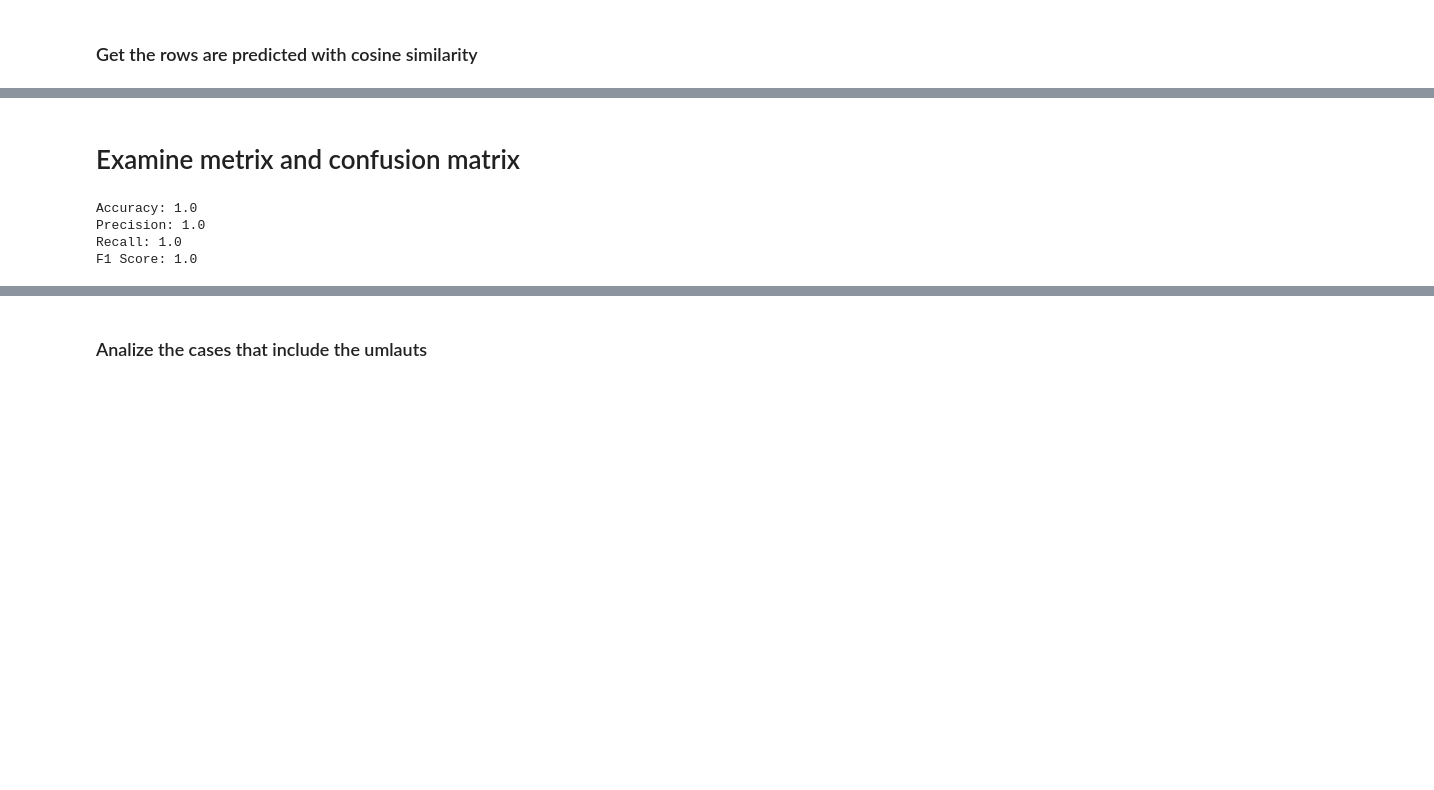
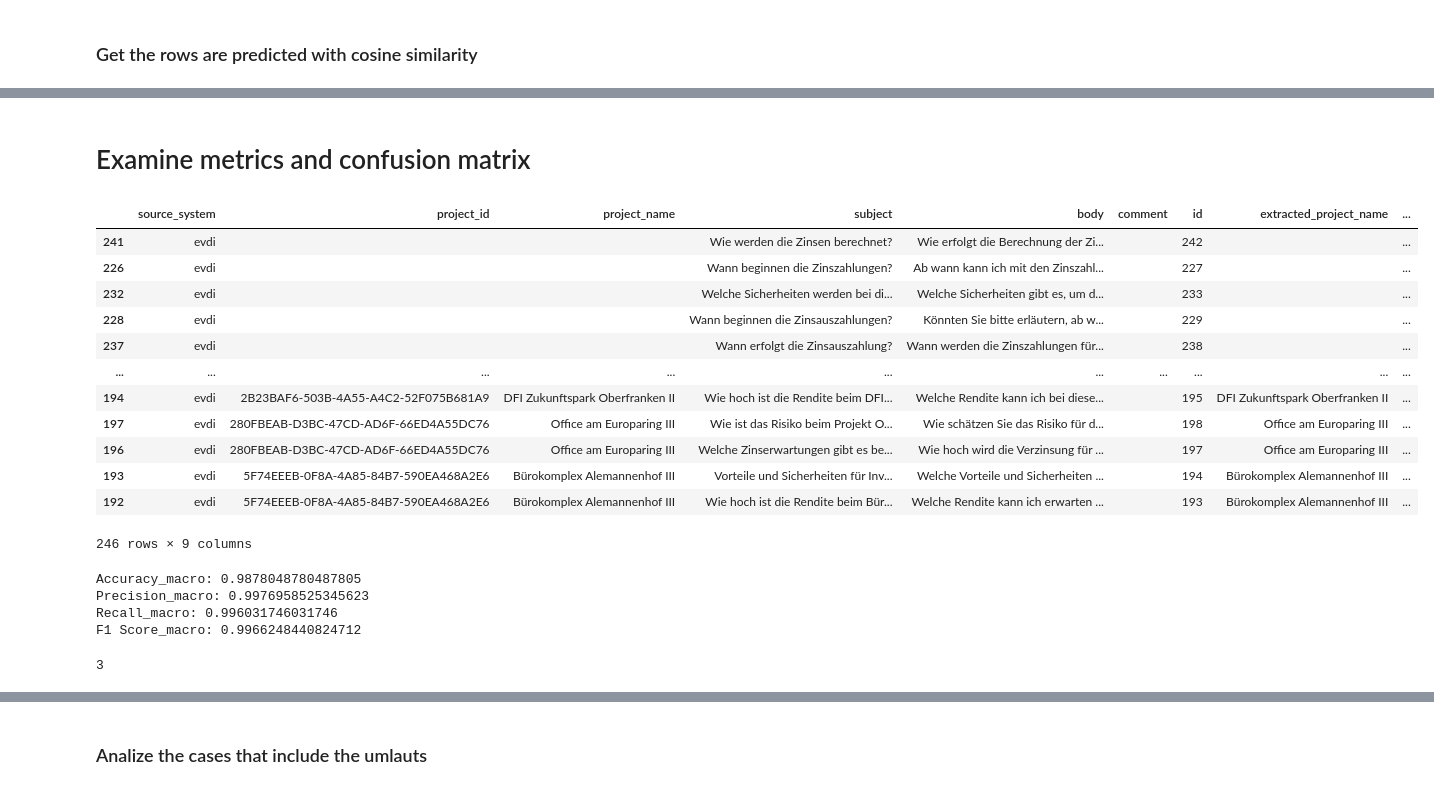
Before and after one commit to ArkadiyShuvaev/llm-zoomcamp-smart-mail, a Jupyter notebook: notebook/project_name_extractor_evaluation/04_similarity_and_exact_matching.ipynb, the cells around one changed output, grey strips where cells are left out. Cells and saved outputs as stored; diff of their text form; code cells hidden in the pictures; blank space fills up the shorter version.

```diff
--- a/notebook/project_name_extractor_evaluation/04_similarity_and_exact_matching.ipynb
+++ b/notebook/project_name_extractor_evaluation/04_similarity_and_exact_matching.ipynb
@@ -326,2 +324,2 @@ predicted_by_similarity_logic.sort_values(by='extracted_project_similarity', asc
 # %% [markdown]
-# Examine metrix and confusion matrix
+# Examine metrics and confusion matrix
@@ -328,3 +334,19 @@ predicted_by_similarity_logic.sort_values(by='extracted_project_similarity', asc
+# %%
+predicted_df.sort_values(by='extracted_project_similarity', ascending=True)
+# %% [output]
+|  | source_system | project_id | project_name | subject | body | comment | id | extracted_project_name | ... |
+| 241 | evdi |  |  | Wie werden die Zinsen berechnet? | Wie erfolgt die Berechnung der Zi... |  | 242 |  | ... |
+| 226 | evdi |  |  | Wann beginnen die Zinszahlungen? | Ab wann kann ich mit den Zinszahl... |  | 227 |  | ... |
+| 232 | evdi |  |  | Welche Sicherheiten werden bei di... | Welche Sicherheiten gibt es, um d... |  | 233 |  | ... |
+| 228 | evdi |  |  | Wann beginnen die Zinsauszahlungen? | Könnten Sie bitte erläutern, ab w... |  | 229 |  | ... |
+| 237 | evdi |  |  | Wann erfolgt die Zinsauszahlung? | Wann werden die Zinszahlungen für... |  | 238 |  | ... |
+| ... | ... | ... | ... | ... | ... | ... | ... | ... | ... |
+| 194 | evdi | 2B23BAF6-503B-4A55-A4C2-52F075B681A9 | DFI Zukunftspark Oberfranken II | Wie hoch ist die Rendite beim DFI... | Welche Rendite kann ich bei diese... |  | 195 | DFI Zukunftspark Oberfranken II | ... |
+| 197 | evdi | 280FBEAB-D3BC-47CD-AD6F-66ED4A55DC76 | Office am Europaring III | Wie ist das Risiko beim Projekt O... | Wie schätzen Sie das Risiko für d... |  | 198 | Office am Europaring III | ... |
+| 196 | evdi | 280FBEAB-D3BC-47CD-AD6F-66ED4A55DC76 | Office am Europaring III | Welche Zinserwartungen gibt es be... | Wie hoch wird die Verzinsung für ... |  | 197 | Office am Europaring III | ... |
+| 193 | evdi | 5F74EEEB-0F8A-4A85-84B7-590EA468A2E6 | Bürokomplex Alemannenhof III | Vorteile und Sicherheiten für Inv... | Welche Vorteile und Sicherheiten ... |  | 194 | Bürokomplex Alemannenhof III | ... |
+| 192 | evdi | 5F74EEEB-0F8A-4A85-84B7-590EA468A2E6 | Bürokomplex Alemannenhof III | Wie hoch ist die Rendite beim Bür... | Welche Rendite kann ich erwarten ... |  | 193 | Bürokomplex Alemannenhof III | ... |
+246 rows × 9 columns
 # %%
 # Ground truth and predictions
 y_true = predicted_df['project_name']
@@ -332,17 +354,22 @@ y_pred = predicted_df['extracted_project_name']
 
 # Compute metrics
 accuracy = accuracy_score(y_true, y_pred)
-precision = precision_score(y_true, y_pred, average="macro")
-recall = recall_score(y_true, y_pred, average='macro')
-f1 = f1_score(y_true, y_pred, average='macro')
+precision_macro = precision_score(y_true, y_pred, average="macro")
+recall_macro = recall_score(y_true, y_pred, average='macro')
+f1_macro = f1_score(y_true, y_pred, average='macro')
 
 # Print results
-print(f"Accuracy: {accuracy}")
-print(f"Precision: {precision}")
-print(f"Recall: {recall}")
-print(f"F1 Score: {f1}")
+print(f"Accuracy_macro: {accuracy}")
+print(f"Precision_macro: {precision_macro}")
+print(f"Recall_macro: {recall_macro}")
+print(f"F1 Score_macro: {f1_macro}")
 # %% [output]
-Accuracy: 1.0
-Precision: 1.0
-Recall: 1.0
-F1 Score: 1.0
+Accuracy_macro: 0.9878048780487805
+Precision_macro: 0.9976958525345623
+Recall_macro: 0.996031746031746
+F1 Score_macro: 0.9966248440824712
+# %%
+predicted_incorrectly_df = predicted_df[predicted_df["project_name"] != predicted_df["extracted_project_name"]]
+len(predicted_incorrectly_df)
+# %% [output]
+3
```
Also changed, not shown: parts of 8 cells of this notebook.
